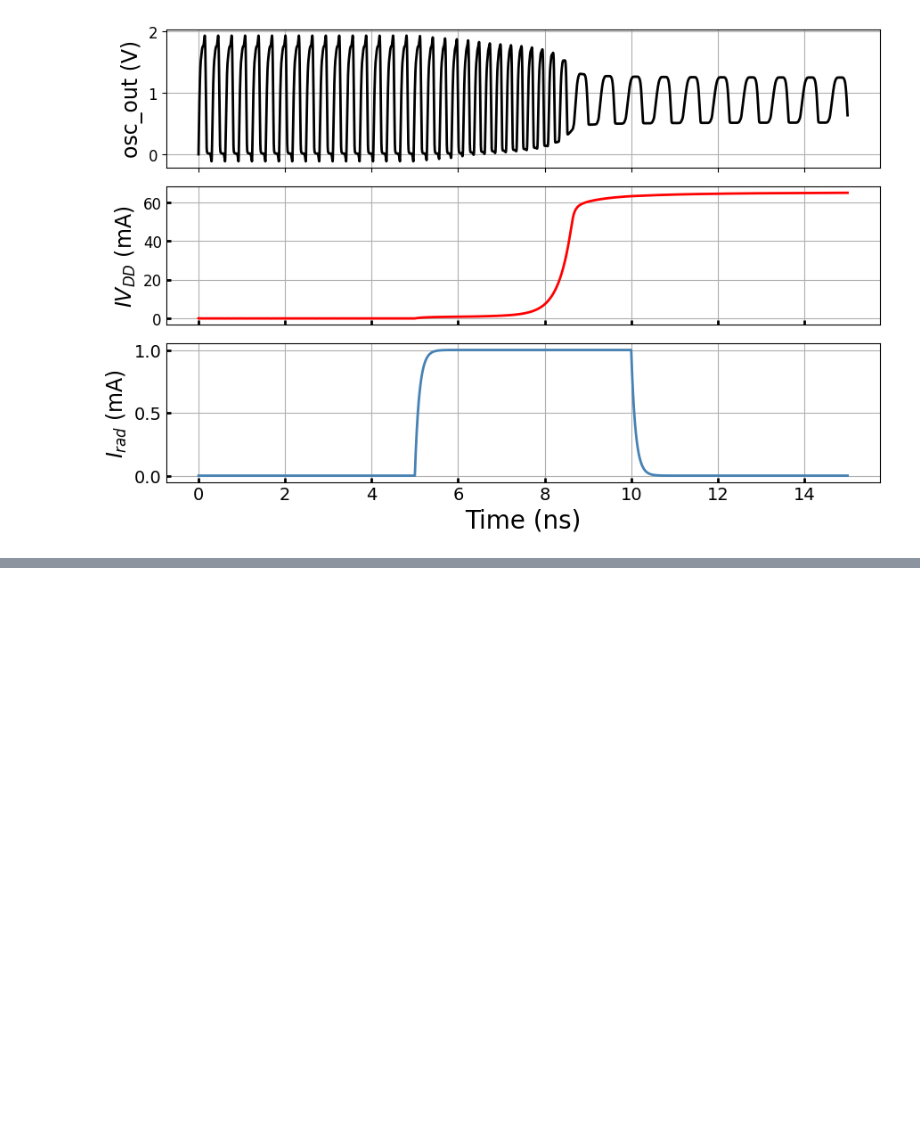
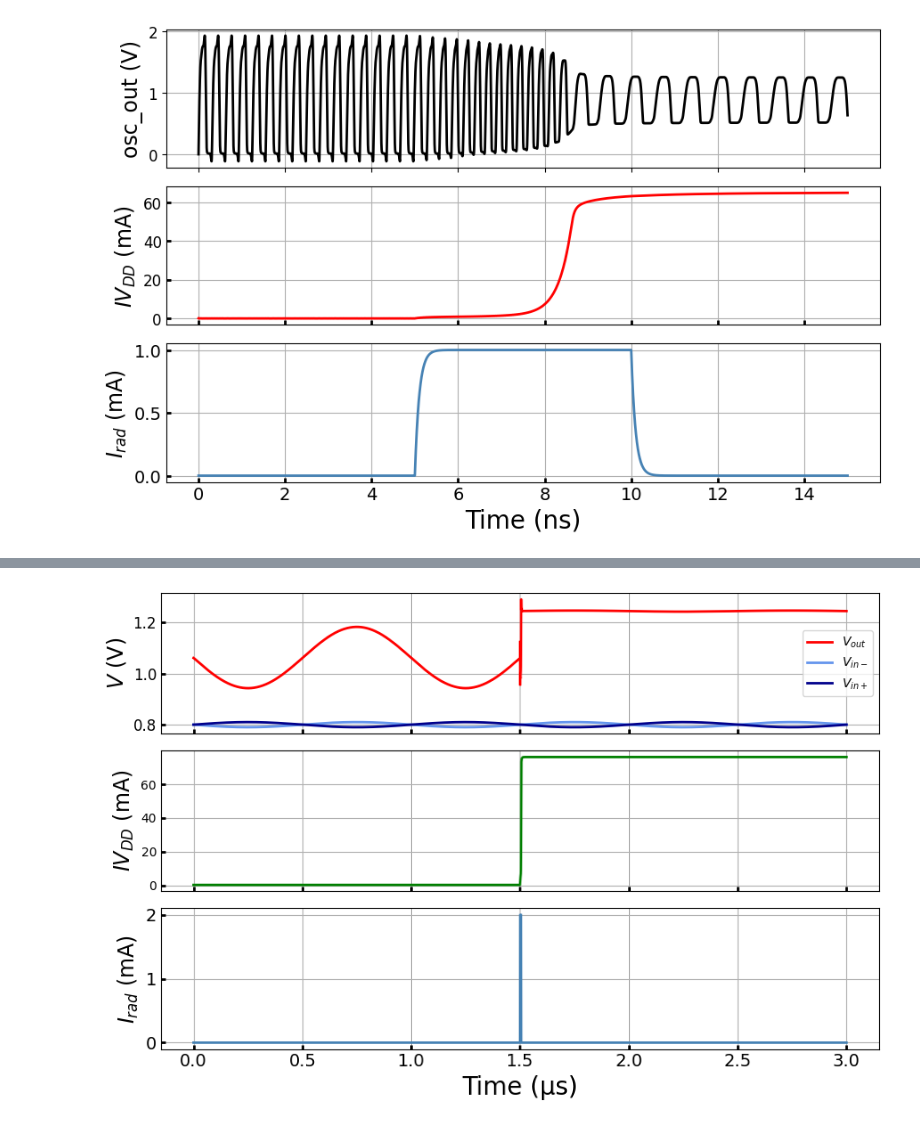
Before and after one commit to OSCRE-sim/OSCRE, a Jupyter notebook: Archive/image_gen/image_gen.ipynb, the cells around one changed output, grey strips where cells are left out. Saved outputs shown, nothing was run; the diff lists cells and outputs as text; code cells hidden in the pictures; blank space fills up the shorter version.

```diff
--- a/Archive/image_gen/image_gen.ipynb
+++ b/Archive/image_gen/image_gen.ipynb
@@ -880,7 +880,7 @@ i_rad = l.get_data('I(@i.x2.i1[current])') * 1000
 ax1.plot(time, v_out, linewidth=2, color='red', label='$V_{out}$')
 #ax1.plot(time, v_out_0, linewidth=2, color='red', label='$V_{out}$ without SEE')
 
-ax1.set_ylabel('V (V)', fontsize=17)
+ax1.set_ylabel('$V$ (V)', fontsize=17)
 
 ax1.tick_params(axis='x', labelbottom=False)
 ax1.tick_params(axis='y', labelsize=12)
@@ -896,7 +896,7 @@ ax1.legend()
 ax2.tick_params(direction='in', width='2')
 ax2.tick_params(axis='x', labelbottom=False)
 ax2.plot(time, i_in, linewidth=2, color='green')
-ax2.set_ylabel('I $V_{DD}$ (mA)', fontsize=17)
+ax2.set_ylabel('$IV_{DD}$ (mA)', fontsize=17)
 ax2.grid(True)
 
 
@@ -904,7 +904,7 @@ ax2.grid(True)
 ax3.tick_params(axis='y', labelsize=12)
 ax3.tick_params(direction='in', width='2')
 ax3.plot(time, i_rad, linewidth=2, color='steelblue')
-ax3.set_ylabel('I $V_{rad}$ (mA)', fontsize=17)
+ax3.set_ylabel('$I_{rad}$ (mA)', fontsize=17)
 ax2.grid(True)
 
 
@@ -926,0 +927 @@ SyntaxError: positional argument follows keyword argument (4285322425.py, line 5
+[figure, added]
```
Also changed, not shown: parts of 4 cells of this notebook, 7 other files.
